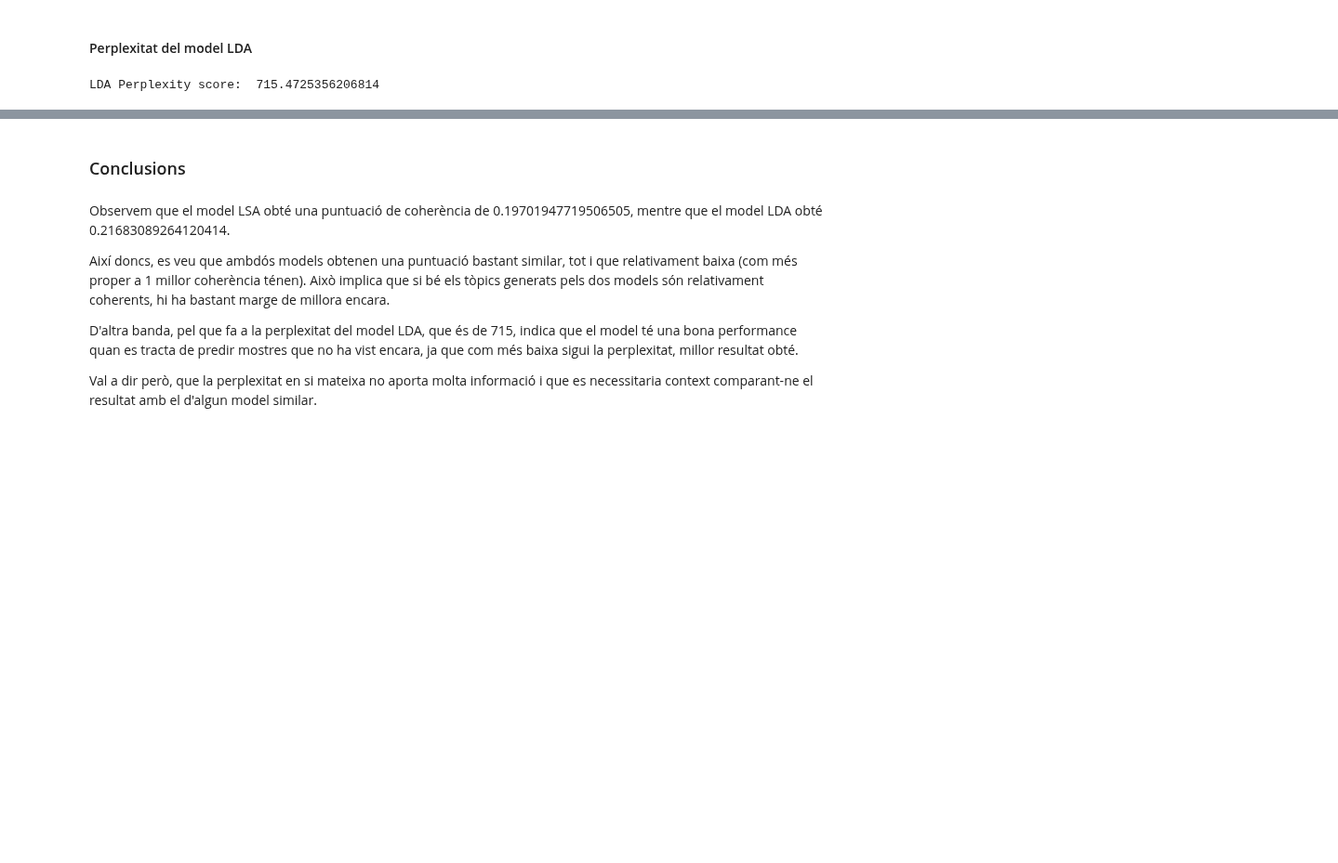
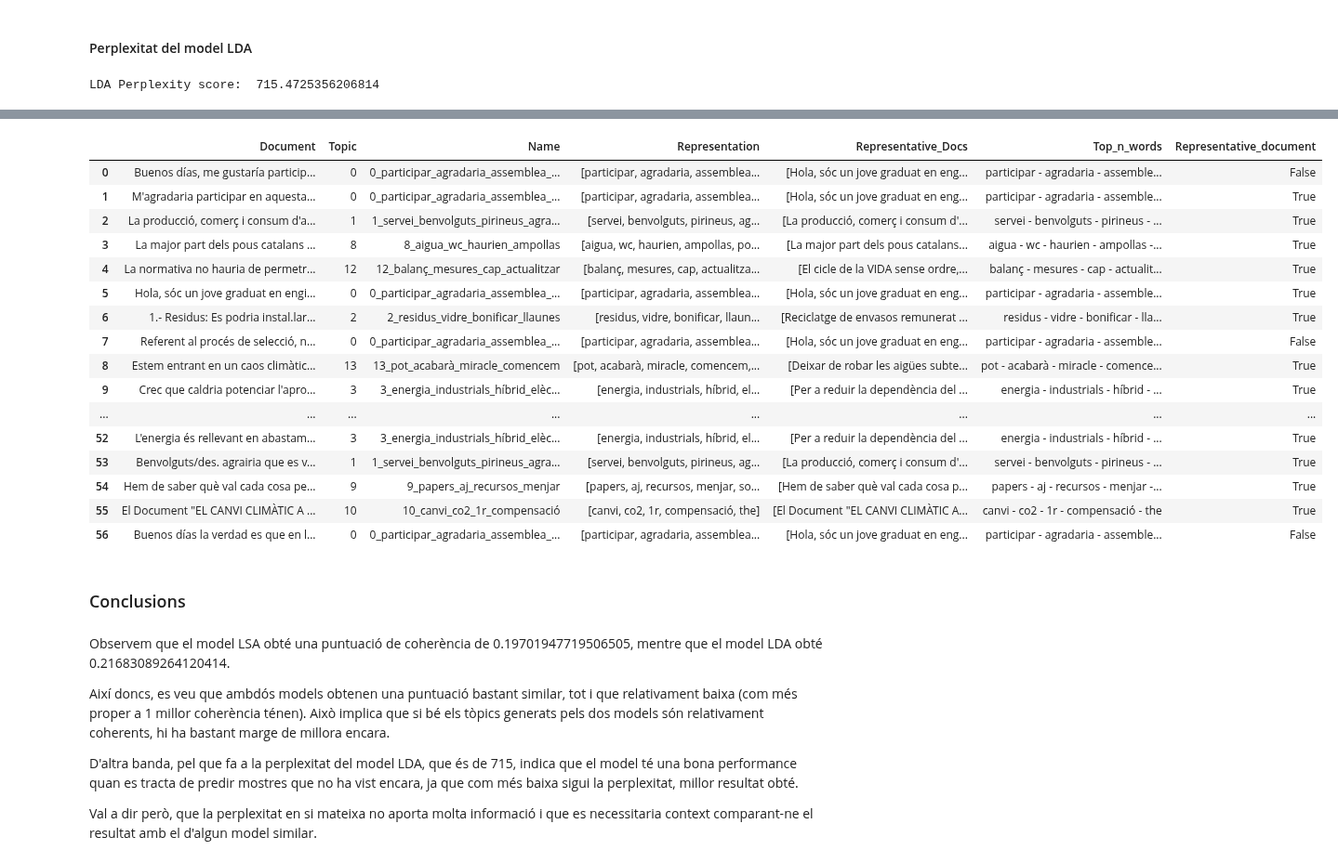
Before and after one commit to NoOPeEKS/dades-assemblea-clima, a Jupyter notebook: notebooks/topic_modeling.ipynb, the cells around one changed output, grey strips where cells are left out. Shown at 93% size. Cells and saved outputs as stored; diff of their text form; code cells hidden in the pictures; blank space fills up the shorter version.

Commit message:
Afegit model BERTopic per comparar

```diff
--- a/notebooks/topic_modeling.ipynb
+++ b/notebooks/topic_modeling.ipynb
@@ -233,0 +255,7 @@ LDA Perplexity score:  715.4725356206814
+# %%
+from sklearn.cluster import KMeans
+cluster_model = KMeans(n_clusters=15)
+vectorizer_model = CountVectorizer(stop_words=list(stop_words))
+topic_model = BERTopic(language="catalan",  vectorizer_model=vectorizer_model, hdbscan_model=cluster_model, top_n_words=5)
+topics, probs = topic_model.fit_transform(df_proposals['body/ca'])
+topic_model.get_topic_info()
@@ -234,3 +279,23 @@ LDA Perplexity score:  715.4725356206814
+# %%
+topic_model.get_document_info(df_proposals['body/ca'])
+# %% [output]
+|  | Document | Topic | Name | Representation | Representative_Docs | Top_n_words | Representative_document |
+| 0 | Buenos días, me gustaría particip... | 0 | 0_participar_agradaria_assemblea_... | [participar, agradaria, assemblea... | [Hola, sóc un jove graduat en eng... | participar - agradaria - assemble... | False |
+| 1 | M'agradaria participar en aquesta... | 0 | 0_participar_agradaria_assemblea_... | [participar, agradaria, assemblea... | [Hola, sóc un jove graduat en eng... | participar - agradaria - assemble... | True |
+| 2 | La producció, comerç i consum d'a... | 1 | 1_servei_benvolguts_pirineus_agra... | [servei, benvolguts, pirineus, ag... | [La producció, comerç i consum d'... | servei - benvolguts - pirineus - ... | True |
+| 3 | La major part dels pous catalans ... | 8 | 8_aigua_wc_haurien_ampollas | [aigua, wc, haurien, ampollas, po... | [La major part dels pous catalans... | aigua - wc - haurien - ampollas -... | True |
+| 4 | La normativa no hauria de permetr... | 12 | 12_balanç_mesures_cap_actualitzar | [balanç, mesures, cap, actualitza... | [El cicle de la VIDA sense ordre,... | balanç - mesures - cap - actualit... | True |
+| 5 | Hola, sóc un jove graduat en engi... | 0 | 0_participar_agradaria_assemblea_... | [participar, agradaria, assemblea... | [Hola, sóc un jove graduat en eng... | participar - agradaria - assemble... | True |
+| 6 | 1.- Residus: Es podria instal.lar... | 2 | 2_residus_vidre_bonificar_llaunes | [residus, vidre, bonificar, llaun... | [Reciclatge de envasos remunerat ... | residus - vidre - bonificar - lla... | True |
+| 7 | Referent al procés de selecció, n... | 0 | 0_participar_agradaria_assemblea_... | [participar, agradaria, assemblea... | [Hola, sóc un jove graduat en eng... | participar - agradaria - assemble... | False |
+| 8 | Estem entrant en un caos climàtic... | 13 | 13_pot_acabarà_miracle_comencem | [pot, acabarà, miracle, comencem,... | [Deixar de robar les aigües subte... | pot - acabarà - miracle - comence... | True |
+| 9 | Crec que caldria potenciar l'apro... | 3 | 3_energia_industrials_híbrid_elèc... | [energia, industrials, híbrid, el... | [Per a reduir la dependència del ... | energia - industrials - híbrid - ... | True |
+| ... | ... | ... | ... | ... | ... | ... | ... |
+| 52 | L'energia és rellevant en abastam... | 3 | 3_energia_industrials_híbrid_elèc... | [energia, industrials, híbrid, el... | [Per a reduir la dependència del ... | energia - industrials - híbrid - ... | True |
+| 53 | Benvolguts/des. agrairia que es v... | 1 | 1_servei_benvolguts_pirineus_agra... | [servei, benvolguts, pirineus, ag... | [La producció, comerç i consum d'... | servei - benvolguts - pirineus - ... | True |
+| 54 | Hem de saber què val cada cosa pe... | 9 | 9_papers_aj_recursos_menjar | [papers, aj, recursos, menjar, so... | [Hem de saber què val cada cosa p... | papers - aj - recursos - menjar -... | True |
+| 55 | El Document "EL CANVI CLIMÀTIC A ... | 10 | 10_canvi_co2_1r_compensació | [canvi, co2, 1r, compensació, the] | [El Document "EL CANVI CLIMÀTIC A... | canvi - co2 - 1r - compensació - the | True |
+| 56 | Buenos días la verdad es que en l... | 0 | 0_participar_agradaria_assemblea_... | [participar, agradaria, assemblea... | [Hola, sóc un jove graduat en eng... | participar - agradaria - assemble... | False |
 # %% [markdown]
 ### Conclusions
 # %% [markdown]
```
Also changed, not shown: parts of 4 cells of this notebook.
